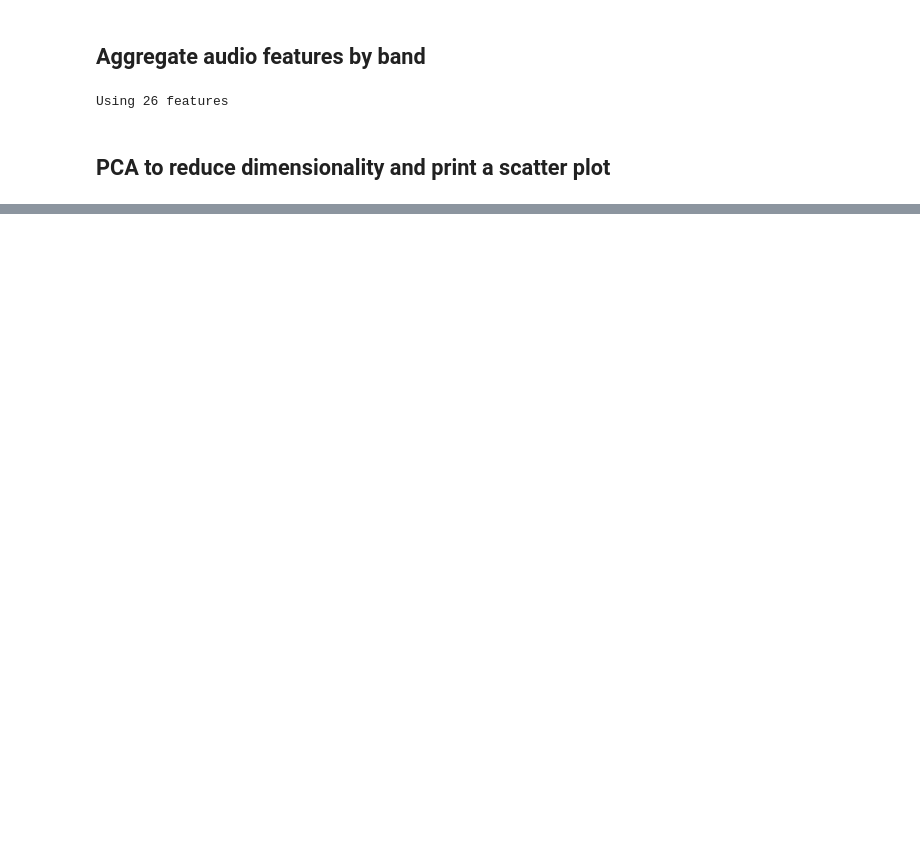
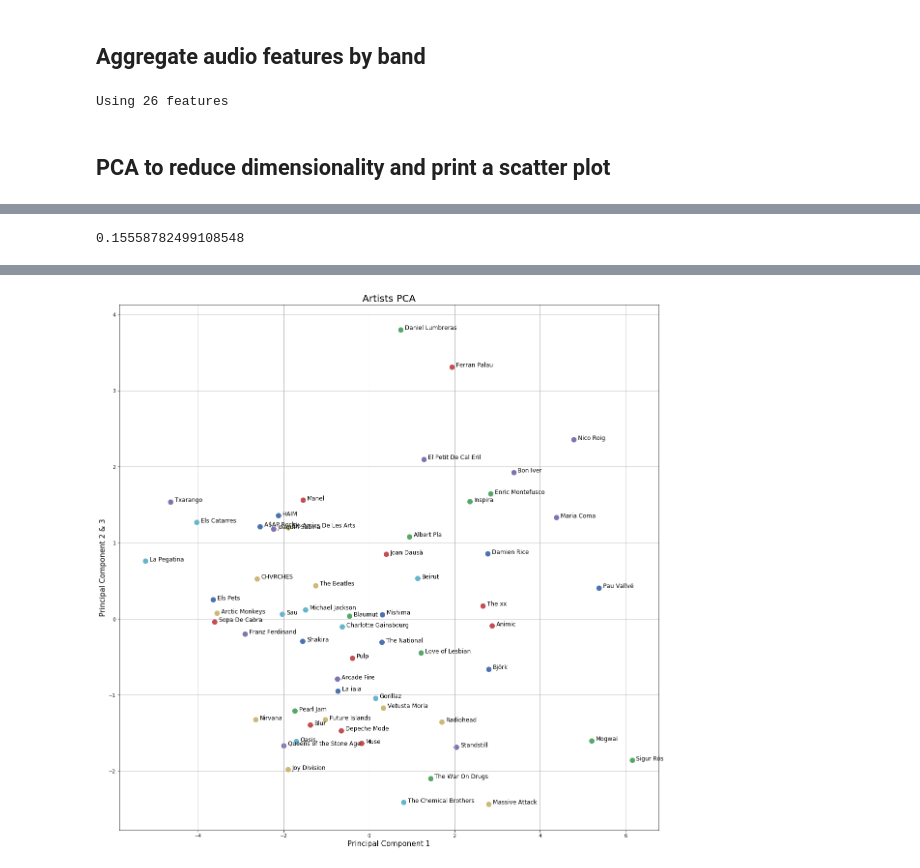
Before and after one commit to eduardbonada/festivals2018, a Jupyter notebook: Explore Band Similarity.ipynb, the cells around one changed output, grey strips where cells are left out. Drawn from its saved outputs; the diff is of its cells as text; code cells hidden in the pictures; blank space fills up the shorter version.

```diff
--- a/Explore Band Similarity.ipynb
+++ b/Explore Band Similarity.ipynb
@@ -31,3 +27,5 @@ artists_to_search = ['Sopa de Cabra', 'Sau', 'Els Pets']
+# %%
+artists_to_search = ['Enric Montefusco']
 # %%
 # read from file if already downloaded
 tracks_full_info = []
@@ -44,11 +42,16 @@ for ats in artists_to_search:
 
     # if the artist is already in the tracks info, skip it
     if(sp.remove_accents(ats.lower()) in artists_read):
+        print('"{}" already downloaded'.format(ats))
         continue
 
     # get artist
     artist = sp.search_artist(ats)
-    print(artist['name'])
+    if len(artist) == 0:
+        print('"{}" not found'.format(ats))
+        continue
+    else:
+        print(artist['name'])
 
     # get albums
     albums = sp.get_albums_of_artist(artist['id'])
@@ -149,7 +137,9 @@ Using 26 features
 # filter artists to include in the PCA analysis
 artists_to_analyze = artists_features['artist_name'] # all
 
-# [a for a in artists_features['artist_name']]
-artists_names = ['Albert Pla', 'Daniel Lumbreras', 'Els Amics De Les Arts', 'Els Catarres', 'Inspira', 'Love of Lesbian', 'Manel', 'Maria Coma', 'Mishima', 'Pau Vallvé', 'Txarango',
-                'Sopa De Cabra', 'Sau', 'Els Pets', 'La iaia', 'Blaumut']
+print('All artists: ', [a for a in artists_features['artist_name']])
+artists_names = artists_to_analyze
+#artists_names = ['Albert Pla', 'Animic', 'Blaumut', 'El Petit De Cal Eril', 'Els Amics De Les Arts', 'Els Catarres', 'Els Pets', 'Ferran Palau',
+#                 'Inspira', 'Joan Dausà', 'La Pegatina', 'La iaia', 'Love of Lesbian', 'Manel', 'Maria Coma', 'Mishima', 'Nico Roig', 'Pau Vallvé',
+#                 'Sau', 'Sopa De Cabra', 'Txarango', 'Standstill']
 artists_to_analyze = artists_features[artists_features['artist_name'].isin(artists_names)].reset_index()
@@ -189,26 +182,37 @@ Explained variance:  [0.32334304 0.17869303 0.1234282 ]
+# %%
+pca.explained_variance_ratio_[1]
+# %% [output]
+0.15558782499108548
 # %%
 # scatter plot of the artists
 
+%matplotlib inline
+
 artists_to_plot = artists_to_analyze['artist_name']
-#artists_to_plot = ['Albert Pla', 'Daniel Lumbreras', 'Els Amics De Les Arts', 'Els Catarres', 'Inspira', 'Love of Lesbian', 'Manel', 'Maria Coma', 'Mishima', 'Pau Vallvé', 'Txarango']
+#artists_to_plot = ['Albert Pla', 'Animic', 'Blaumut', 'El Petit De Cal Eril', 'Els Amics De Les Arts', 'Els Catarres', 'Els Pets', 'Enric Montefusco', 'Ferran Palau',
+#                 'Inspira', 'Joan Dausà', 'La Pegatina', 'La iaia', 'Love of Lesbian', 'Manel', 'Maria Coma', 'Mishima', 'Nico Roig', 'Pau Vallvé',
+#                 'Sau', 'Sopa De Cabra', 'Standstill', 'Txarango']
 
-fig = plt.figure(figsize = (15,15))
+fig = plt.figure(figsize = (20,20))
 ax = fig.add_subplot(1,1,1)
 ax.set_xlabel('Principal Component 1', fontsize = 15)
-ax.set_ylabel('Principal Component 2', fontsize = 15)
+ax.set_ylabel('Principal Component 2 & 3', fontsize = 15)
 ax.set_title('Artists PCA', fontsize = 20)
 
 for a in artists_to_plot:
     index = artists_to_analyze['artist_name'] == a
 
-    ax.scatter(artists_to_analyze.loc[index, 'pc1'],
-               artists_to_analyze.loc[index, 'pc2'],
-               s = 50)
+    x = artists_to_analyze.loc[index, 'pc1']
 
-    ax.annotate(a,
-                (artists_to_analyze.loc[index, 'pc1'] + 0.07,
-                 artists_to_analyze.loc[index, 'pc2'] - 0.05)
-               )
+    #y = artists_to_analyze.loc[index, 'pc2']
+
+    # merge pc2 and pc3 weighted by how many variance they explain
+    y = (artists_to_analyze.loc[index, 'pc2']*pca.explained_variance_ratio_[1] +
+        artists_to_analyze.loc[index, 'pc3']*pca.explained_variance_ratio_[2]) / (pca.explained_variance_ratio_[1]+pca.explained_variance_ratio_[2])
+
+    ax.scatter(x, y, s = 100)
+
+    ax.text(x + 0.1, y, a, fontsize=12)
 
 #ax.legend(artists_features['artist_name'])
 ax.grid()
@@ -218,2 +220,3 @@ ax.grid()
+[figure, added]
 # %%
 # 3D scatter plot of the artists
```
Also changed, not shown: parts of 7 cells of this notebook, 3 other files.
